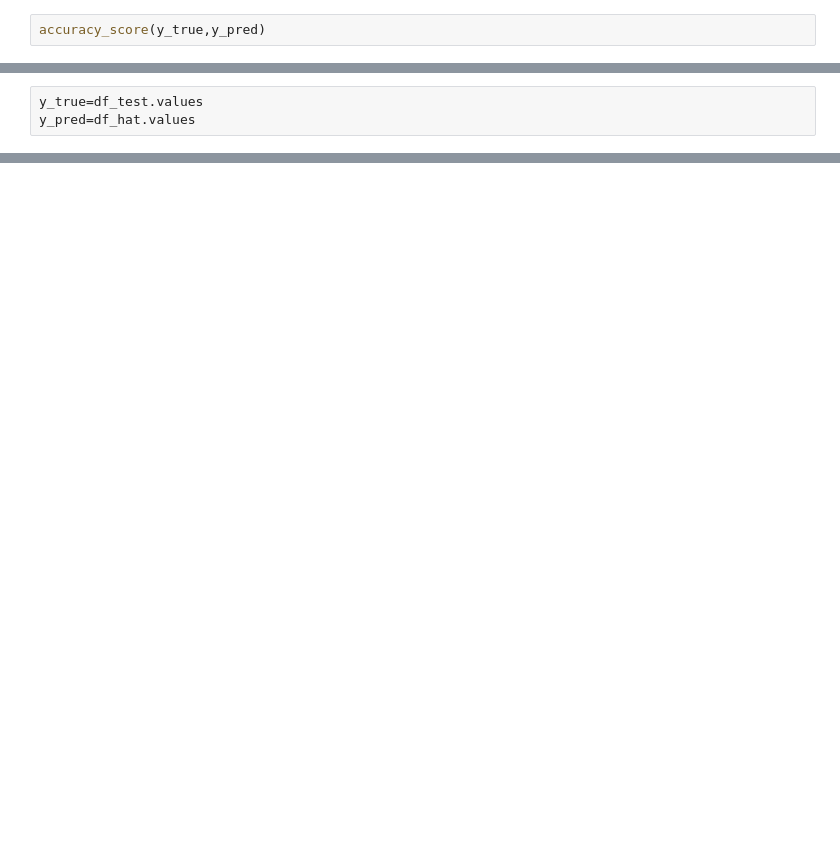
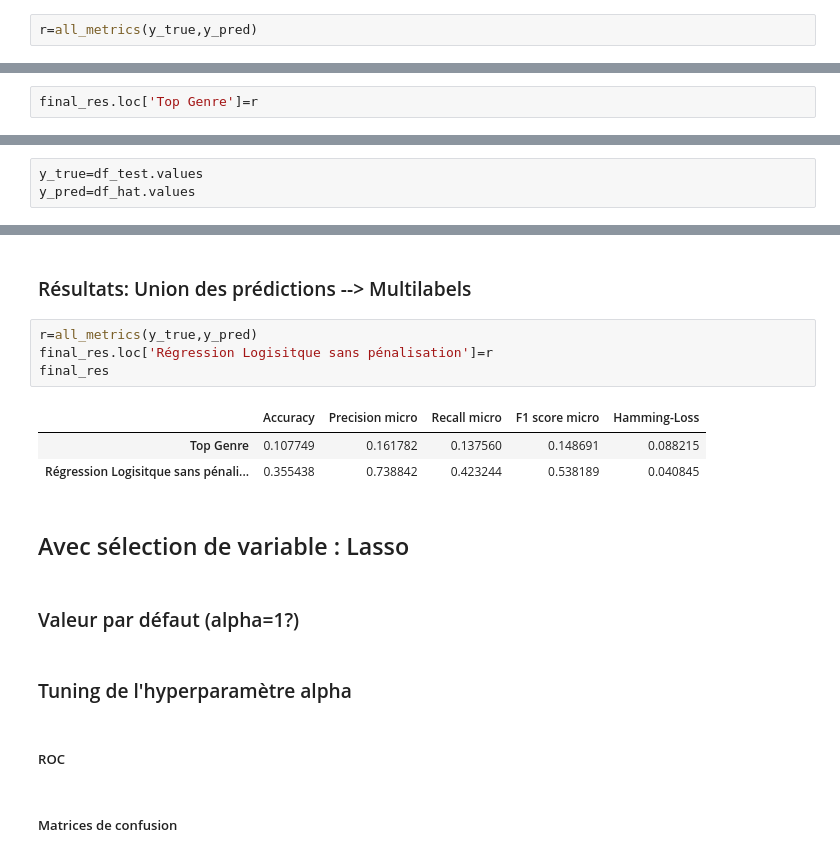
Before and after one commit to taminemelissa/multi-label-classification, a Jupyter notebook: metrics_models.ipynb, the cells around one changed output, grey strips where cells are left out. Drawn from its saved outputs; the diff is of its cells as text; blank space fills up the shorter version.

```diff
--- a/metrics_models.ipynb
+++ b/metrics_models.ipynb
@@ -89,2 +109,2 @@ y_true=df[l].values
 # %%
-accuracy_score(y_true,y_pred)
+r=all_metrics(y_true,y_pred)
@@ -112 +111,3 @@ zero_one_loss(y_true,y_pred)
+# %%
+final_res.loc['Top Genre']=r
 # %% [markdown]
@@ -240,0 +212,20 @@ Confusion matrix, without normalization
+# %% [markdown]
+### Résultats: Union des prédictions --> Multilabels
+# %%
+r=all_metrics(y_true,y_pred)
+final_res.loc['Régression Logisitque sans pénalisation']=r
+final_res
+# %% [output]
+|  | Accuracy | Precision micro | Recall micro | F1 score micro | Hamming-Loss |
+| Top Genre | 0.107749 | 0.161782 | 0.137560 | 0.148691 | 0.088215 |
+| Régression Logisitque sans pénali... | 0.355438 | 0.738842 | 0.423244 | 0.538189 | 0.040845 |
+# %% [markdown]
+## Avec sélection de variable : Lasso
+# %% [markdown]
+### Valeur par défaut (alpha=1?)
+# %% [markdown]
+### Tuning de l'hyperparamètre alpha
+# %% [markdown]
+##### ROC
+# %% [markdown]
+##### Matrices de confusion
```
Also changed, not shown: parts of 45 cells of this notebook, 46 other files.
